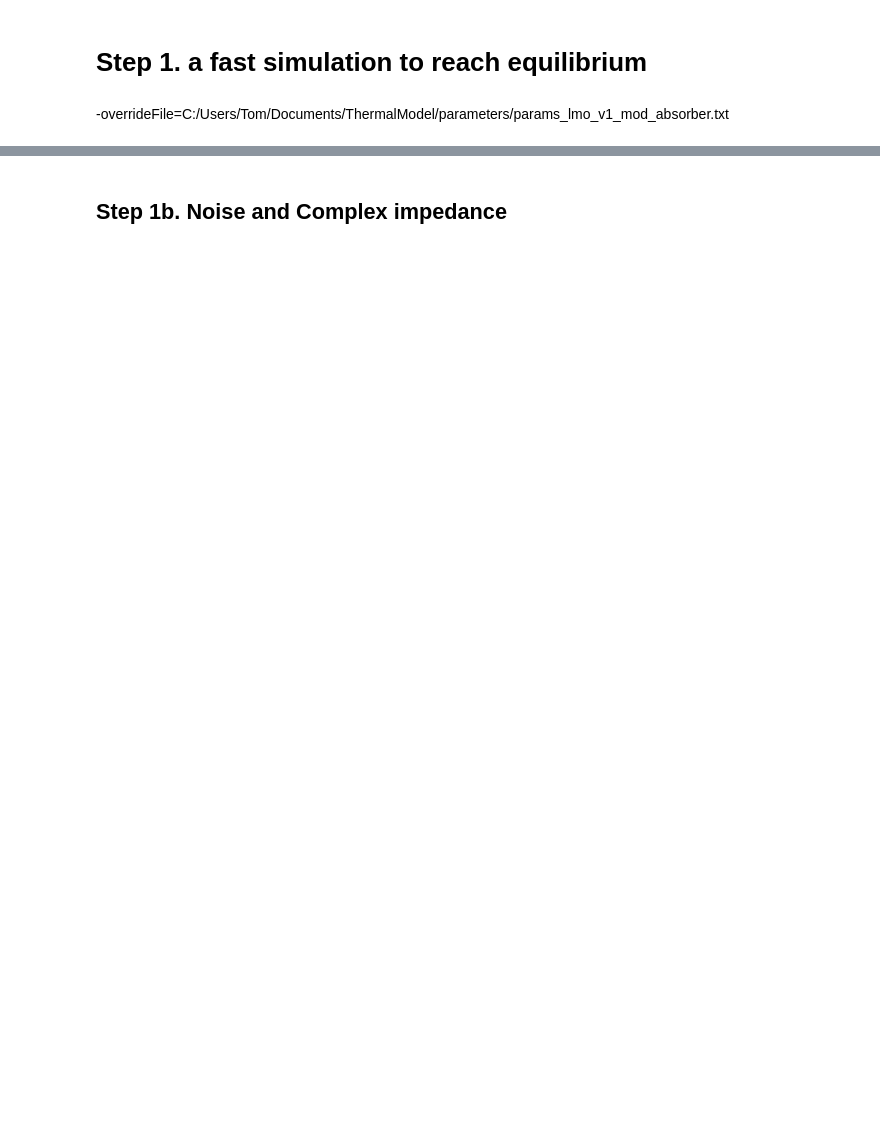
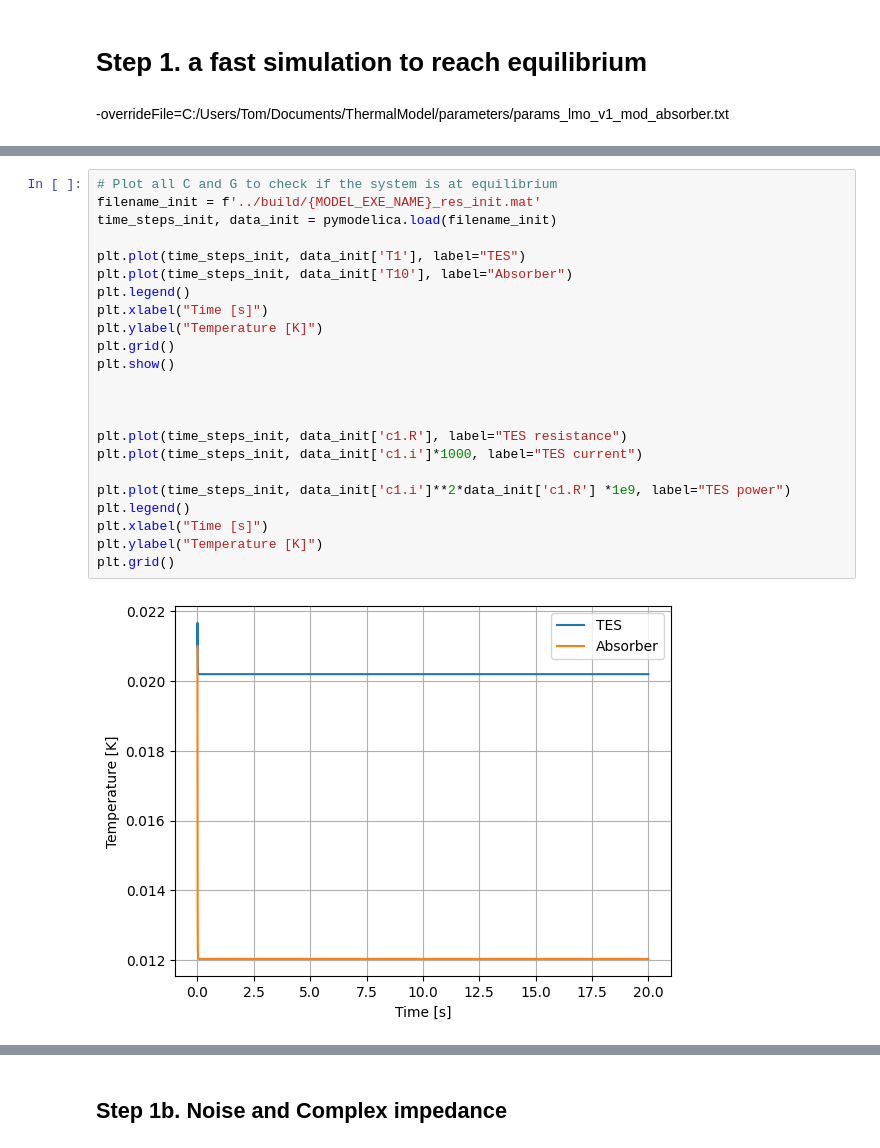
Before and after one commit to EdmondRen/TES_thermal_model, a Jupyter notebook: python/analysis.ipynb, the cells around one changed output, grey strips where cells are left out. Cells and saved outputs as stored; diff of their text form; blank space fills up the shorter version.

```diff
--- a/python/analysis.ipynb
+++ b/python/analysis.ipynb
@@ -61,3 +60,28 @@ log.stderr, log.stdout
 # %% [output]
 ('',
  'LOG_STDOUT        | warning | You are overriding Bias_C with a small value or zero.\n|                 | |       | This could lead to numerically dirty solutions or divisions by zero if not tearingS ...
+# %%
+# Plot all C and G to check if the system is at equilibrium
+filename_init = f'../build/{MODEL_EXE_NAME}_res_init.mat'
+time_steps_init, data_init = pymodelica.load(filename_init)
+
+plt.plot(time_steps_init, data_init['T1'], label="TES")
+plt.plot(time_steps_init, data_init['T10'], label="Absorber")
+plt.legend()
+plt.xlabel("Time [s]")
+plt.ylabel("Temperature [K]")
+plt.grid()
+plt.show()
+
+
+
+plt.plot(time_steps_init, data_init['c1.R'], label="TES resistance")
+plt.plot(time_steps_init, data_init['c1.i']*1000, label="TES current")
+
+plt.plot(time_steps_init, data_init['c1.i']**2*data_init['c1.R'] *1e9, label="TES power")
+plt.legend()
+plt.xlabel("Time [s]")
+plt.ylabel("Temperature [K]")
+plt.grid()
+# %% [output]
+[figure, added]
```
Also changed, not shown: parts of 8 cells of this notebook, 6 other files.
